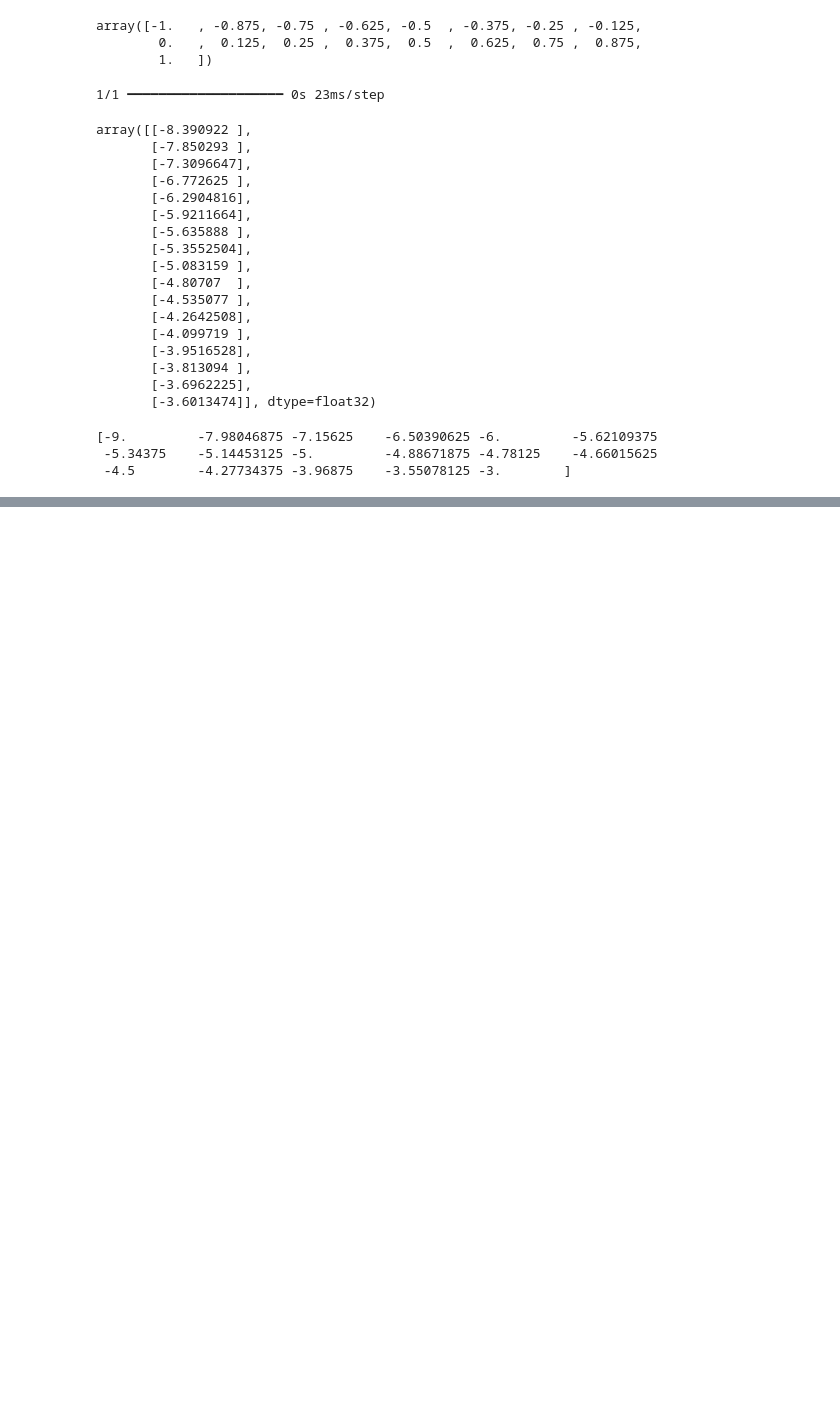
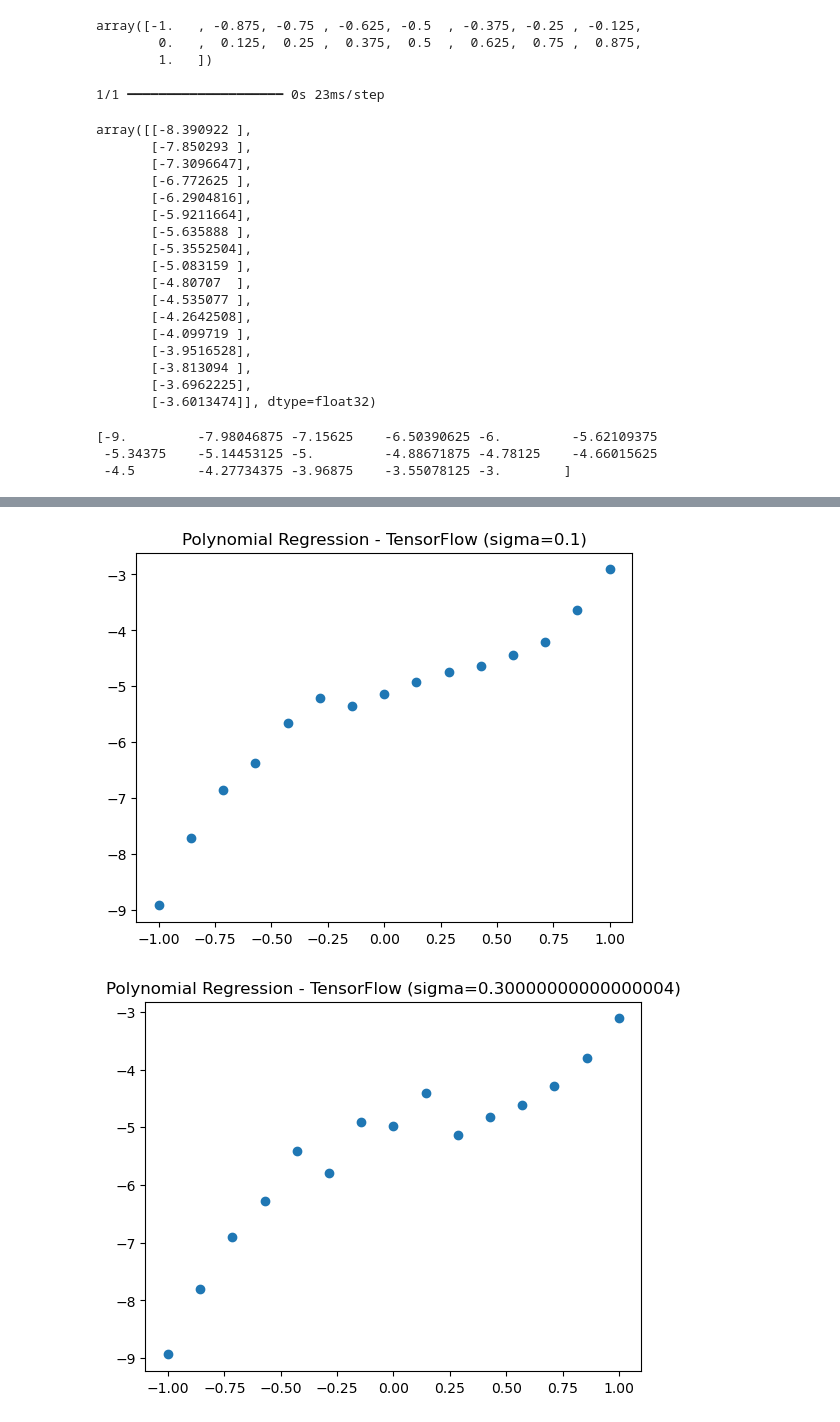
Before and after one commit to pmehta17/fermi, a Jupyter notebook: polynomial_prediction.ipynb, the cells around one changed output, grey strips where cells are left out. Drawn from its saved outputs; the diff is of its cells as text; code cells hidden in the pictures; blank space fills up the shorter version.

Commit message:
Playing around with tensorflow, not really working properly right now

```diff
--- a/polynomial_prediction.ipynb
+++ b/polynomial_prediction.ipynb
@@ -318,6 +295,6 @@ Epoch 150/150
 # %%
-x_test = np.linspace(-1, 1, 17)
-x_test
+x_test_one = np.linspace(-1, 1, 17)
+x_test_two = np.linspace(-1, 1, 13)
 # %% [output]
 array([-1.   , -0.875, -0.75 , -0.625, -0.5  , -0.375, -0.25 , -0.125,
         0.   ,  0.125,  0.25 ,  0.375,  0.5  ,  0.625,  0.75 ,  0.875,
@@ -350,3 +325,73 @@ print(f(x_test))
 [-9.         -7.98046875 -7.15625    -6.50390625 -6.         -5.62109375
  -5.34375    -5.14453125 -5.         -4.88671875 -4.78125    -4.66015625
  -4.5        -4.27734375 -3.96875    -3.55078125 -3.        ]
+# %%
+import tensorflow as tf
+from keras import layers
+from keras import Sequential
+import numpy as np
+from polynomial_regression_base import PolynomialRegressionBase
+import matplotlib.pyplot as plt
+
+from scipy.integrate import simps
+from scipy.integrate import trapz
+
+# Define constants
+SIGMA_START = 0.1
+SIGMA_END = 0.9
+SIGMA_STEP = 0.2
+
+tf_simps = np.zeros(5)
+tf_trapz = np.zeros(5)
+
+
+# Loop over the range of sigma values
+for i, sigma in enumerate(np.arange(SIGMA_START, SIGMA_END + SIGMA_STEP, SIGMA_STEP)):
+    poly = PolynomialRegressionBase(sigma = sigma)
+
+    plt.figure()  # Create a new figure
+    plt.scatter(poly.x_values, poly.y_observed)
+    plt.title("Polynomial Regression - TensorFlow (sigma={})".format(sigma))
+
+    X = poly.x_values.reshape(-1, 1)  # Shape: (15, 1)
+    y = poly.y_observed.reshape(-1, 1)  # Shape: (15, 1)
+
+    # TRAIN MODEL ON NOISY DATA
+    model = Sequential([
+    layers.Input(shape=(1,)),                  # Explicit Input layer
+    layers.Dense(64, activation='relu'),       # First hidden layer
+    layers.Dense(64, activation='relu'),       # Second hidden layer
+    layers.Dense(1)                            # Output layer (linear by default for regression)
+])
+
+    # Compile the model with Adam optimizer and Mean Squared Error loss
+    model.compile(optimizer='adam', loss='mean_squared_error', metrics=['mean_absolute_error'])
+
+    # Train the model with 500 epochs and batch size of 5
+    history = model.fit(X, y, epochs=150, batch_size=5, verbose=1)
+
+
+    # TESTING AND INTEGRATION
+    # Generate test values for x
+    x_test_one = np.linspace(-1, 1, 17)  # 17 points
+    x_test_two = np.linspace(-1, 1, 13)  # 13 points
+
+    # Predict y-values using the trained model
+    y_pred_one = model.predict(x_test_one)  # Predictions for 17 x-values
+    y_pred_two = model.predict(x_test_two)  # Predictions for 13 x-values
+
+    # Calculate areas under the curve using trapezoidal and Simpson's rule
+    area_trapz_one = np.trapz(y_pred_one.flatten(), x_test_one)
+    area_trapz_two = np.trapz(y_pred_two.flatten(), x_test_two)
+
+    area_simps_one = simps(y_pred_one.flatten(), x_test_one)
+    area_simps_two = simps(y_pred_two.flatten(), x_test_two)
+
+    # Average the areas for trapezoidal and Simpson's rule
+    tf_trapz[i] = (area_trapz_one + area_trapz_two) / 2
+    tf_simps[i] = (area_simps_one + area_simps_two) / 2
+
+
+    print(f"Area estimation using Simpson's method (sigma = {sigma}): {tf_simps[i]:.1f}")
+    print(f"Area estimation using Trapezoidal method (sigma = {sigma}): {tf_trapz[i]:.1f}")
+# %% [output]
@@ -352,0 +415,2 @@ print(f(x_test))
+[figure, added]
+[figure, added]
```
Also changed, not shown: parts of 5 cells of this notebook.
